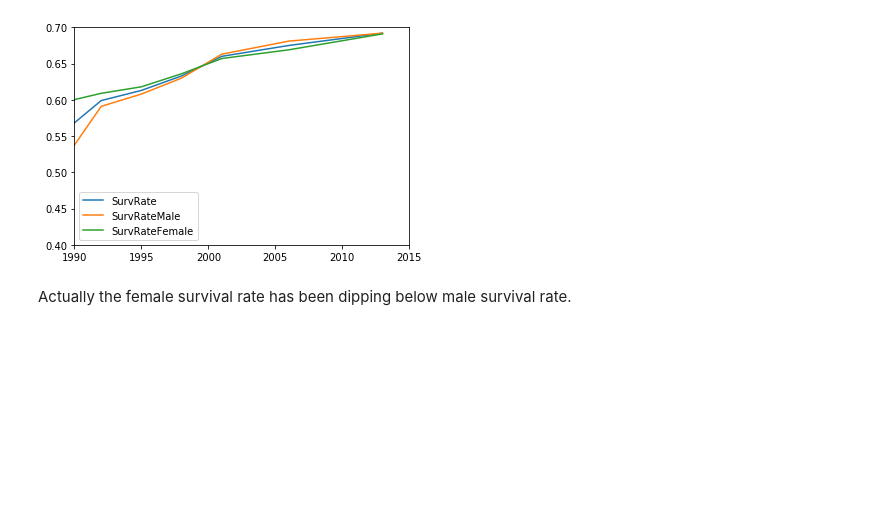
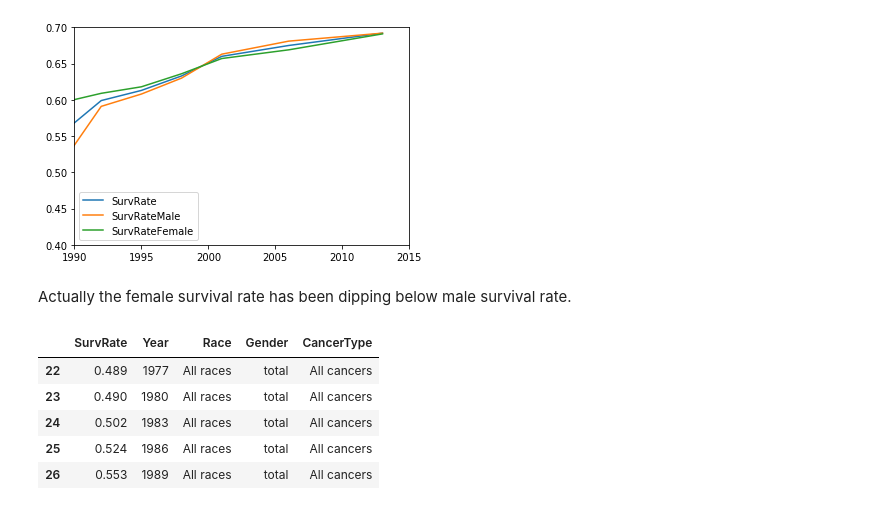
Before and after one commit to Ecboxer/makeoverMonday, a Jupyter notebook: wk41CancerSurv/notebooks/explore.ipynb, the cells around one changed output. Cells and saved outputs as stored; diff of their text form; code cells hidden in the pictures; blank space fills up the shorter version.

```diff
--- a/wk41CancerSurv/notebooks/explore.ipynb
+++ b/wk41CancerSurv/notebooks/explore.ipynb
@@ -78,0 +85,9 @@ Actually the female survival rate has been dipping below male survival rate.
+# %%
+df_agg.head()
+# %% [output]
+|  | SurvRate | Year | Race | Gender | CancerType |
+| 22 | 0.489 | 1977 | All races | total | All cancers |
+| 23 | 0.490 | 1980 | All races | total | All cancers |
+| 24 | 0.502 | 1983 | All races | total | All cancers |
+| 25 | 0.524 | 1986 | All races | total | All cancers |
+| 26 | 0.553 | 1989 | All races | total | All cancers |
```
Also changed, not shown: parts of 3 cells of this notebook, 2 other files.
